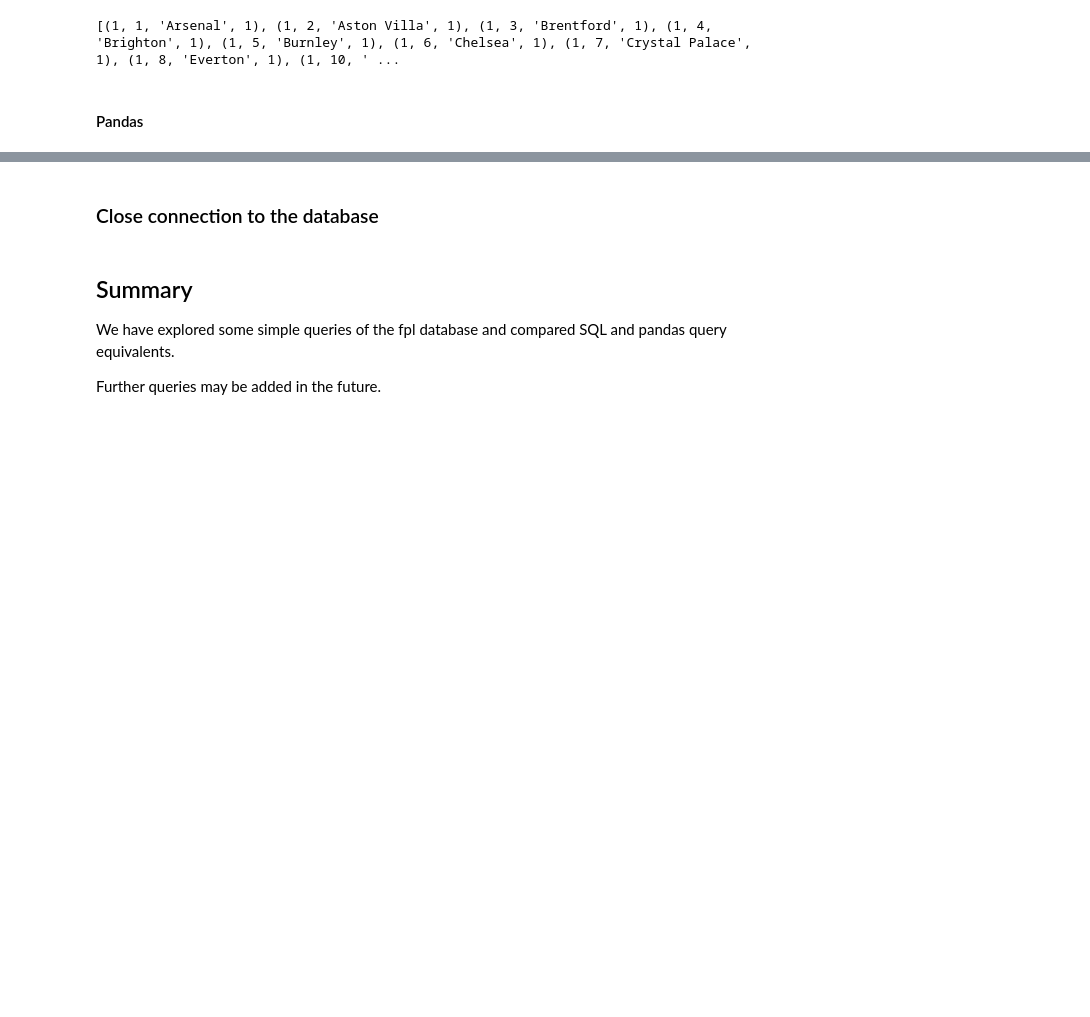
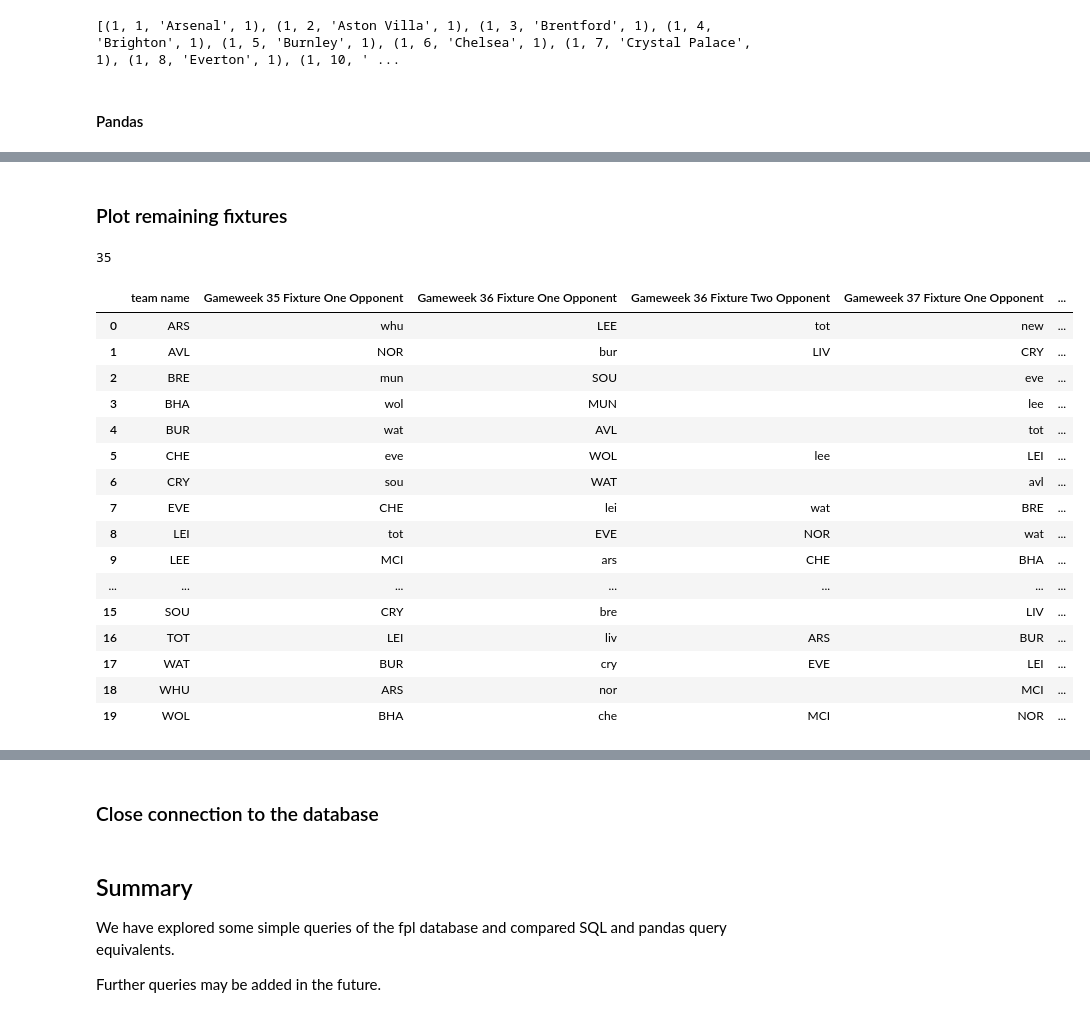
Before and after one commit to steffrees/fpl-etl, a Jupyter notebook: Storing Fantasy Premier League data in a database - part 2.ipynb, the cells around one changed output, grey strips where cells are left out. Saved outputs shown, nothing was run; the diff lists cells and outputs as text; code cells hidden in the pictures; blank space fills up the shorter version.

```diff
--- a/Storing Fantasy Premier League data in a database - part 2.ipynb
+++ b/Storing Fantasy Premier League data in a database - part 2.ipynb
@@ -464,0 +584,6 @@ ORDER BY
+# %% [markdown]
+### Plot remaining fixtures
+# %%
+current_gameweek
+# %% [output]
+35
@@ -464,0 +595,41 @@ ORDER BY
+# %%
+rem_fix = (
+    fixtures[['fixture_id', 'kickoff_time', 'gameweek_id', 'home_team_id', 'away_team_id']]
+    .append(fixtures.rename(columns={**dict(zip(['home_team_id'], ['away_team_id'])),
+                                     **dict(zip(['away_team_id'], ['home_team_id']))
+                                    }))
+    .sort_index(ignore_index=True)
+    .drop(columns=['away_team_id'])
+    .rename(columns={'home_team_id': 'team_id'})
+    .assign(team_name = lambda x: x.team_id.map(teams.set_index('team_id').team_name),
+            team_short_name = lambda x: x.team_id.map(teams.set_index('team_id').team_short_name),
+            gameweek_name = lambda x: x.gameweek_id.map(gameweeks.set_index('gameweek_id').gameweek_name)
+           )
+    .query(f"gameweek_id >= {current_gameweek}")
+    .merge(fixtures[['fixture_id', 'home_team_id']], how='left',
+           left_on=['fixture_id', 'team_id'],
+           right_on=['fixture_id', 'home_team_id']
+          )
+    .astype({'gameweek_id': 'int8',
+             'home_team_id': 'Int8'
+            })
+    .assign(home = lambda x: np.where(x.home_team_id.isnull(), 0, 1),
+            venue = lambda x: np.where(x.home == 1, 'home', 'away'),
+            fixture_dummy_id = lambda x: np.where(x.venue == 'home', x.fixture_id, -1*x.fixture_id)
+           )
+    .sort_values(['gameweek_id', 'kickoff_time'])
+    .assign(gameweek_fixture_number = lambda x: x.groupby(['gameweek_id', 'team_id']).cumcount()+1,
+            gameweek_fixture_name = lambda x: np.where(x.gameweek_fixture_number == 1, 'Fixture One', 'Fixture Two')
+           )
+    .reindex(columns=['fixture_dummy_id',
+                      'gameweek_name',
+                      'team_id',
+                      'gameweek_fixture_name'
+                     ])
+    .pivot(index=['team_id'], columns=['gameweek_name', 'gameweek_fixture_name'], values='fixture_dummy_id').sort_index(axis='columns', level='gameweek_name')
+    .fillna(0)
+    .astype('Int16')
+)
+# %%
+rem_fix.columns = [' '.join(col) for col in rem_fix.columns.values]
+rem_fix = rem_fix.reset_index()
@@ -464,0 +705,21 @@ ORDER BY
+# %%
+rem_fix.columns = rem_fix.columns.str.replace('_',' ')
+rem_fix
+# %% [output]
+|  | team name | Gameweek 35 Fixture One Opponent | Gameweek 36 Fixture One Opponent | Gameweek 36 Fixture Two Opponent | Gameweek 37 Fixture One Opponent | ... |
+| 0 | ARS | whu | LEE | tot | new | ... |
+| 1 | AVL | NOR | bur | LIV | CRY | ... |
+| 2 | BRE | mun | SOU |  | eve | ... |
+| 3 | BHA | wol | MUN |  | lee | ... |
+| 4 | BUR | wat | AVL |  | tot | ... |
+| 5 | CHE | eve | WOL | lee | LEI | ... |
+| 6 | CRY | sou | WAT |  | avl | ... |
+| 7 | EVE | CHE | lei | wat | BRE | ... |
+| 8 | LEI | tot | EVE | NOR | wat | ... |
+| 9 | LEE | MCI | ars | CHE | BHA | ... |
+| ... | ... | ... | ... | ... | ... | ... |
+| 15 | SOU | CRY | bre |  | LIV | ... |
+| 16 | TOT | LEI | liv | ARS | BUR | ... |
+| 17 | WAT | BUR | cry | EVE | LEI | ... |
+| 18 | WHU | ARS | nor |  | MCI | ... |
+| 19 | WOL | BHA | che | MCI | NOR | ... |
```
Also changed, not shown: parts of 21 cells of this notebook, 1 other file.
